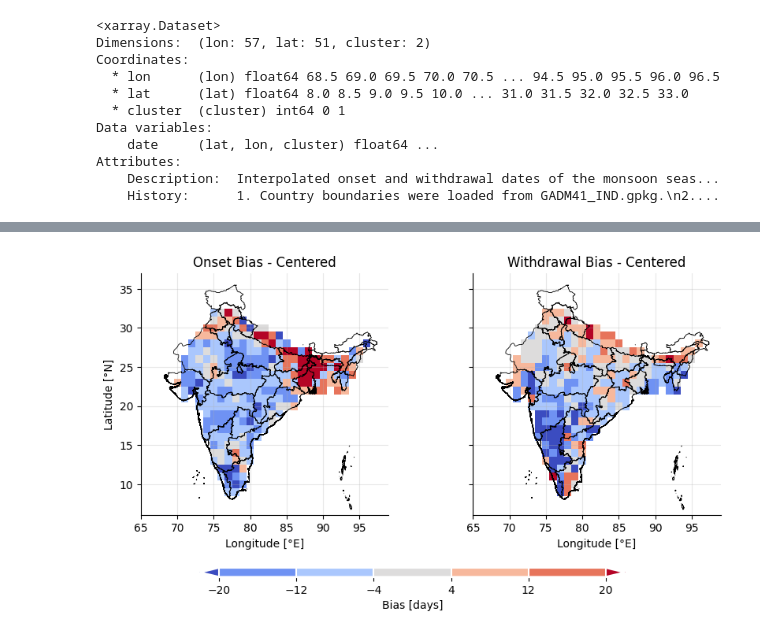
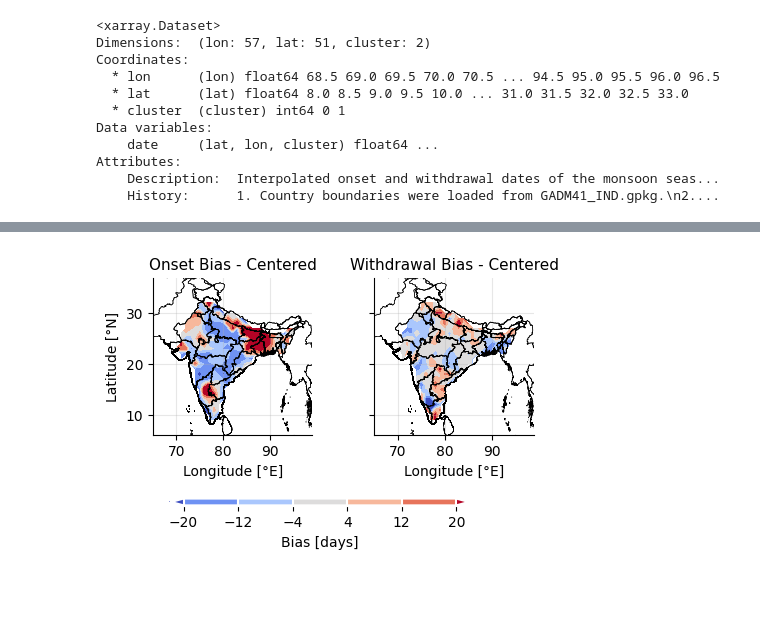
Before and after one commit to JGrassi97/XSeasonsDetect, a Jupyter notebook: notebooks/05_results_comparison.ipynb, the cells around one changed output, grey strips where cells are left out. Drawn from its saved outputs; the diff is of its cells as text; code cells hidden in the pictures; blank space fills up the shorter version.

```diff
--- a/notebooks/05_results_comparison.ipynb
+++ b/notebooks/05_results_comparison.ipynb
@@ -90,19 +90,19 @@ plot.cbar.set_label('Bias [days]')
 # %%
-plot = tota_centered.plot(col='season_idx', col_wrap=2, vmin=-20, vmax=20, levels=6, add_colorbar=False, figsize=(9,4), cmap='coolwarm')
+plot = tota_centered.plot.contourf(col='season_idx', col_wrap=2, vmin=-20, vmax=20, levels=6, add_colorbar=False, figsize=(5,2.5), cmap='coolwarm')
 
 standard_format( plot,
                  country_boundary   = country_boundary,
-                 # world_boundary     = world_boundary,
+                 world_boundary     = world_boundary,
                  custom_cbar        = True
                 )
 
-plot.axes[0][0].set_title('Onset Bias - Centered', size=12)
-plot.axes[0][1].set_title('Withdrawal Bias - Centered', size=12)
+plot.axes[0][0].set_title('Onset Bias - Centered', size=11)
+plot.axes[0][1].set_title('Withdrawal Bias - Centered', size=11)
 plot.cbar.set_label('Bias [days]')
 
 # plt.savefig(results_path_image_centered, dpi=300, bbox_inches='tight', transparent=False)
 # %% [output]
-[figure, old version]
+[figure, new version]
 # %%
 # dataset_tp = xr.open_mfdataset(rf'../data/preprocessed/ERA5/total_precipitation/precipitation_preprocessed.nc').tp.load().groupby('time.dayofyear').mean() * 24*1000
 # dataset_t2m = xr.open_mfdataset(rf'../data/preprocessed/ERA5/2m_temperature/temperature_preprocessed.nc')['2t'].load().groupby('time.dayofyear').mean() - 273.15
```
Also changed, not shown: parts of 1 cell of this notebook, 1 other file.
